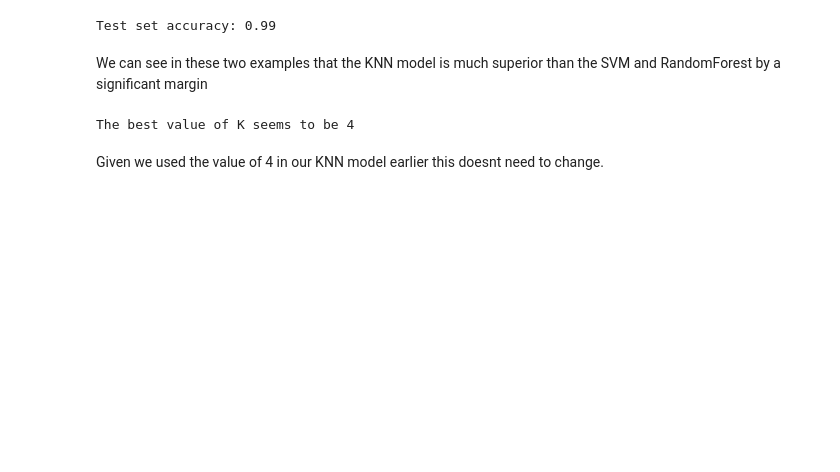
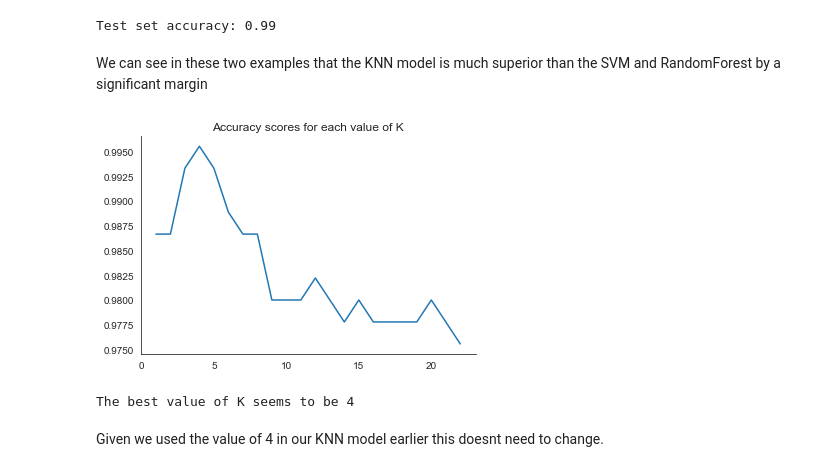
Before and after one commit to viswambaran/AMI, a Jupyter notebook: Summative2.ipynb, the cells around one changed output. Cells and saved outputs as stored; diff of their text form; code cells hidden in the pictures; blank space fills up the shorter version.

```diff
--- a/Summative2.ipynb
+++ b/Summative2.ipynb
@@ -274,6 +274,15 @@ for k in k_range:
     y_pred = knn.predict(X_test)
     accuracy = metrics.accuracy_score(y_test, y_pred)
     accuracy_scores.append(accuracy)
+# %%
+import seaborn as sns
+sns.set_style("white")
+#sns.set(rc={'figure.figsize':(20, 10)})
+sns.lineplot(x=range(1, 23), y=accuracy_scores).set(title="Accuracy scores for each value of K")
+
+sns.despine(top=True, right=True);
+# %% [output]
+[figure, added]
 # %%
 print("The best value of K seems to be", accuracy_scores.index(max(accuracy_scores))+1)
 # %% [output]
```
Also changed, not shown: parts of 5 cells of this notebook.
